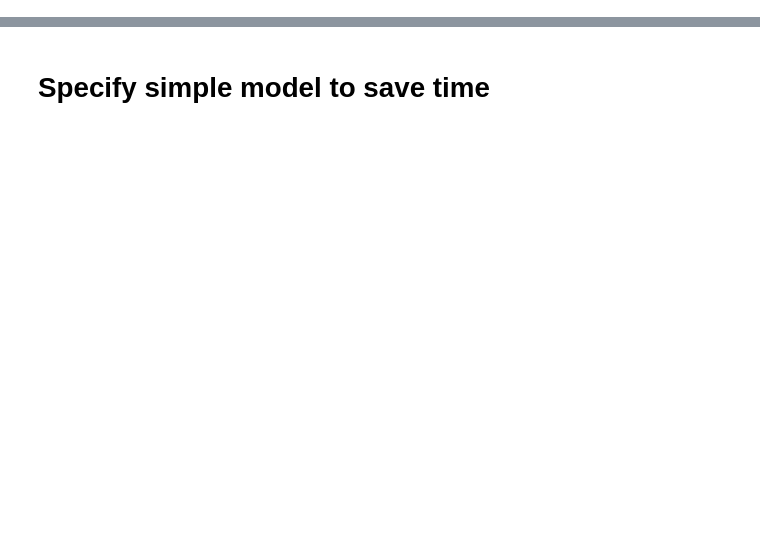
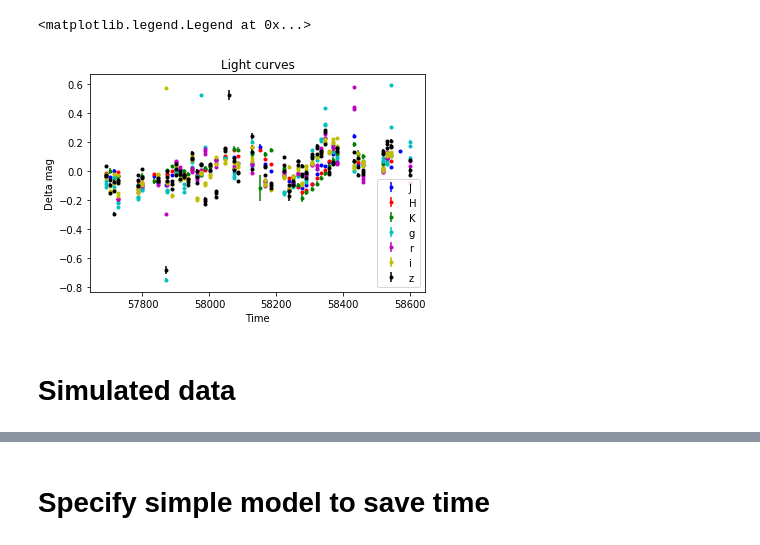
Before and after one commit to MalteBrinch/Master-Thesis-Code, a Jupyter notebook: 7d conv and iterating a GP.ipynb, the cells around one changed output, grey strips where cells are left out. Cells and saved outputs as stored; diff of their text form; code cells hidden in the pictures; blank space fills up the shorter version.

```diff
--- a/7d conv and iterating a GP.ipynb
+++ b/7d conv and iterating a GP.ipynb
@@ -101,11 +168,19 @@ Y_tot=np.reshape(Y_tot,(len(Y_tot),1))
 # %%
 plt.errorbar(xJ, yJ, yJerr,fmt='b.',label='J')
-plt.errorbar(xH, yH, yHerr,fmt='g.',label='H')
-plt.errorbar(xK, yK, yKerr,fmt='r.',label='K')
+plt.errorbar(xH, yH, yHerr,fmt='r.',label='H')
+plt.errorbar(xK, yK, yKerr,fmt='g.',label='K')
+plt.errorbar(xg, yg, ygerr,fmt='c.',label='g')
+plt.errorbar(xr, yr, yrerr,fmt='m.',label='r')
+plt.errorbar(xi, yi, yierr,fmt='y.',label='i')
+plt.errorbar(xz, yz, yzerr,fmt='k.',label='z')
+#plt.ylim(-1,1)
 plt.title('Light curves')
 plt.xlabel('Time')
 plt.ylabel('Delta mag')
 plt.legend()
+# %% [output]
+<matplotlib.legend.Legend at 0x...>
+[figure, added]
 # %%
 #Interpolation function used in model to obtain comparison points with data
 def interpolate(x0, y0, x):
@@ -118,6 +193,8 @@ def interpolate(x0, y0, x):
     wl = dr / d
 
     return wl * y0[idx - 1] + (1 - wl) * y0[idx]
+# %% [markdown]
+# Simulated data
 # %%
 Xtest = np.loadtxt('redobstime.txt', delimiter=',', usecols=(0), unpack=True)
 X_tot = Xtest
```
Also changed, not shown: parts of 21 cells of this notebook.
